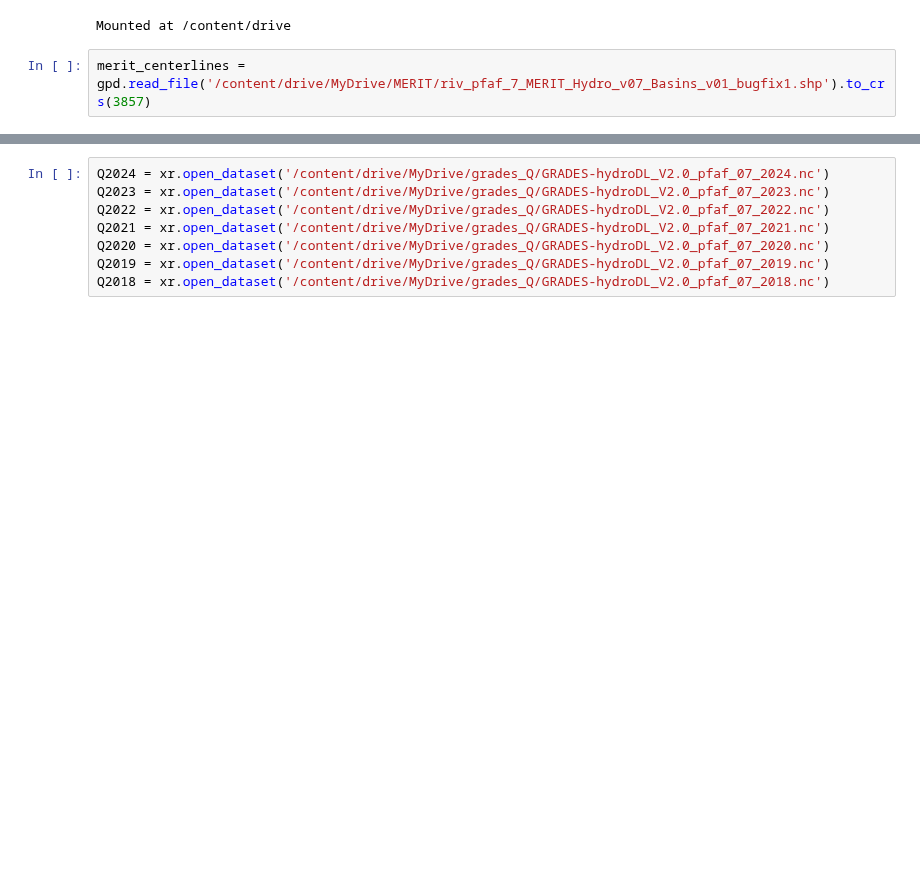
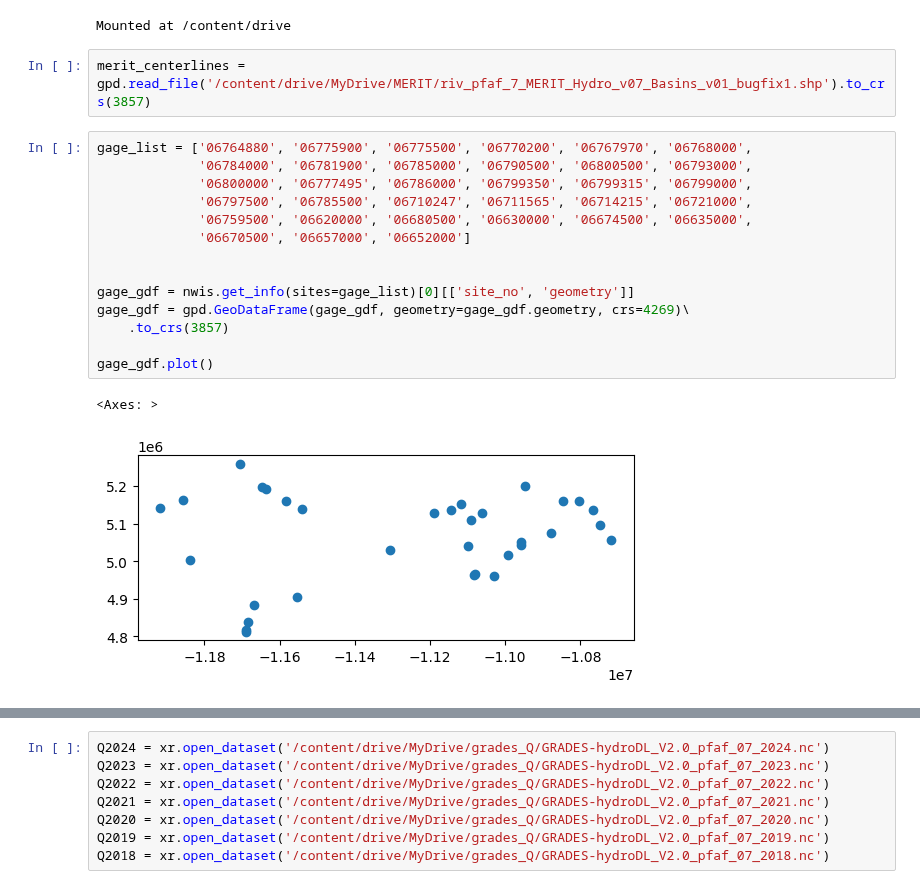
Before and after one commit to wherediddavidgo/multitemporal_RSSA, a Jupyter notebook: discharge_model_evaluation.ipynb, the cells around one changed output, grey strips where cells are left out. Cells and saved outputs as stored; diff of their text form; blank space fills up the shorter version.

```diff
--- a/discharge_model_evaluation.ipynb
+++ b/discharge_model_evaluation.ipynb
@@ -39,3 +39,20 @@ drive.mount('/content/drive')
 Mounted at /content/drive
 # %%
 merit_centerlines = gpd.read_file('/content/drive/MyDrive/MERIT/riv_pfaf_7_MERIT_Hydro_v07_Basins_v01_bugfix1.shp').to_crs(3857)
+# %%
+gage_list = ['06764880', '06775900', '06775500', '06770200', '06767970', '06768000',
+             '06784000', '06781900', '06785000', '06790500', '06800500', '06793000',
+             '06800000', '06777495', '06786000', '06799350', '06799315', '06799000',
+             '06797500', '06785500', '06710247', '06711565', '06714215', '06721000',
+             '06759500', '06620000', '06680500', '06630000', '06674500', '06635000',
+             '06670500', '06657000', '06652000']
+
+
+gage_gdf = nwis.get_info(sites=gage_list)[0][['site_no', 'geometry']]
+gage_gdf = gpd.GeoDataFrame(gage_gdf, geometry=gage_gdf.geometry, crs=4269)\
+    .to_crs(3857)
+
+gage_gdf.plot()
+# %% [output]
+<Axes: >
+[figure, added]
```
Also changed, not shown: parts of 8 cells of this notebook.
